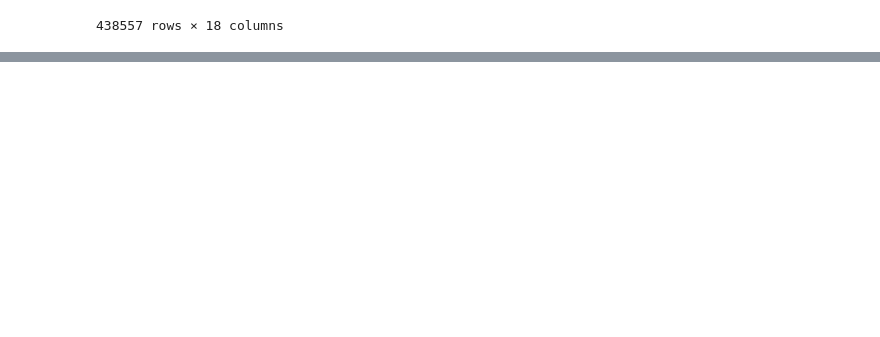
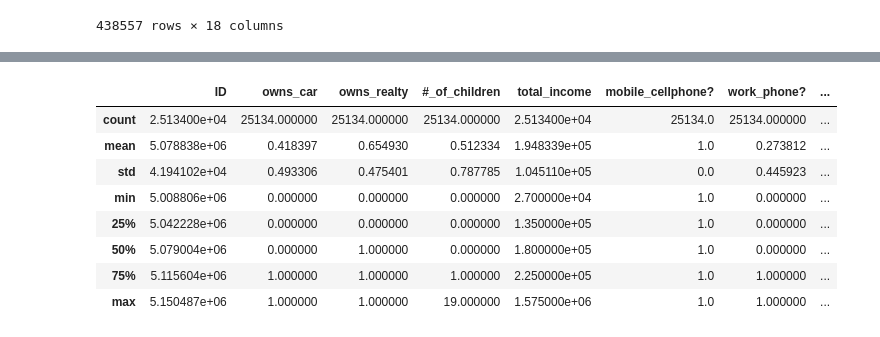
Before and after one commit to JodeeHarris/Group-5-Project-4, a Jupyter notebook: Untitled.ipynb, the cells around one changed output, grey strips where cells are left out. Cells and saved outputs as stored; diff of their text form; code cells hidden in the pictures; blank space fills up the shorter version.

```diff
--- a/Untitled.ipynb
+++ b/Untitled.ipynb
@@ -75,0 +357,13 @@ df_application_rec
+# %%
+# Generate summary statistics
+stats.describe()
+# %% [output]
+|  | ID | owns_car | owns_realty | #_of_children | total_income | mobile_cellphone? | work_phone? | ... |
+| count | 2.513400e+04 | 25134.000000 | 25134.000000 | 25134.000000 | 2.513400e+04 | 25134.0 | 25134.000000 | ... |
+| mean | 5.078838e+06 | 0.418397 | 0.654930 | 0.512334 | 1.948339e+05 | 1.0 | 0.273812 | ... |
+| std | 4.194102e+04 | 0.493306 | 0.475401 | 0.787785 | 1.045110e+05 | 0.0 | 0.445923 | ... |
+| min | 5.008806e+06 | 0.000000 | 0.000000 | 0.000000 | 2.700000e+04 | 1.0 | 0.000000 | ... |
+| 25% | 5.042228e+06 | 0.000000 | 0.000000 | 0.000000 | 1.350000e+05 | 1.0 | 0.000000 | ... |
+| 50% | 5.079004e+06 | 0.000000 | 1.000000 | 0.000000 | 1.800000e+05 | 1.0 | 0.000000 | ... |
+| 75% | 5.115604e+06 | 1.000000 | 1.000000 | 1.000000 | 2.250000e+05 | 1.0 | 1.000000 | ... |
+| max | 5.150487e+06 | 1.000000 | 1.000000 | 19.000000 | 1.575000e+06 | 1.0 | 1.000000 | ... |
```
Also changed, not shown: parts of 40 cells of this notebook, 15 other files.
